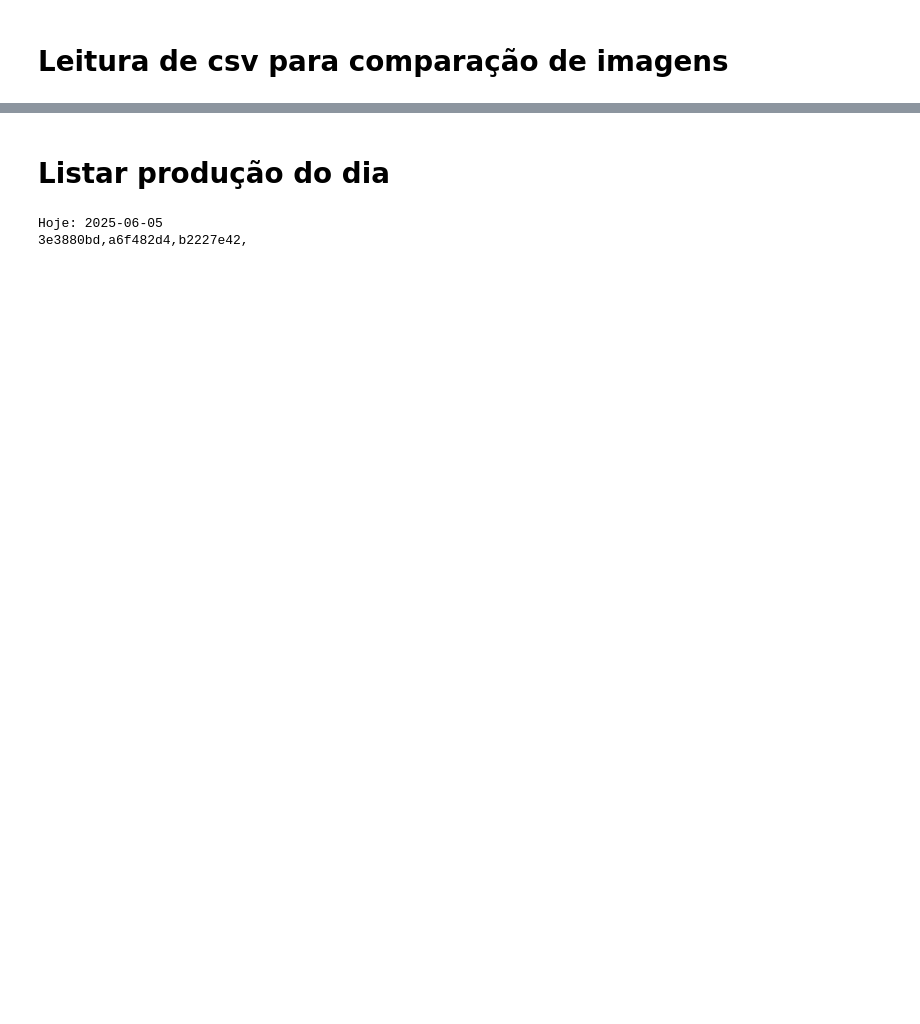
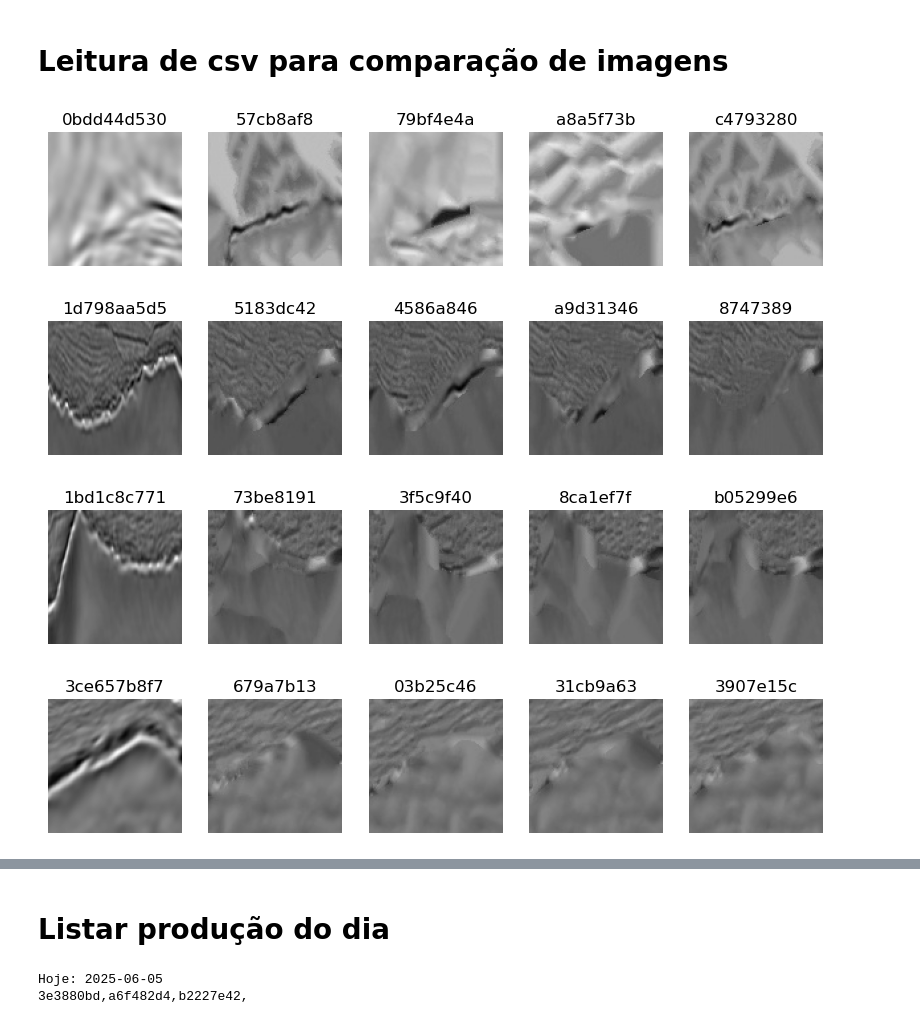
Before and after one commit to lucterres/textureSSD, a Jupyter notebook: usage.ipynb, the cells around one changed output, grey strips where cells are left out. Drawn from its saved outputs; the diff is of its cells as text; code cells hidden in the pictures; blank space fills up the shorter version.

Commit message:
10x resuls and docs

```diff
--- a/usage.ipynb
+++ b/usage.ipynb
@@ -98,6 +96,31 @@ def statistics(values):
 # %%
 # Carregar o arquivo CSV com os caminhos das imagens
 df_imgs = pd.read_csv('result\\sintese.csv', sep=';' , header=None)
+# %%
+# mostre somente os 5 primeiros valores de cada linha df_imgs sem o numero de indice
+# acrencente a extenção .png ao primeiro valor e jpg ao demais valores
+# carregue com cv2.imread cada uma das imagens a partir do diretorio results e coloque na lista imgs
+# verifique se a leitura foi bem sucedida
+imgs = []
+for i, row in df_imgs.iterrows():
+    filename = f"tgs_salt/{row.iloc[0]}.png"
+    if os.path.exists(filename):
+        imgs.append(cv2.imread(filename))
+    else:
+        print(f"Arquivo não encontrado: {filename}")
+    for val in row.iloc[1:5].values:
+        filename = f"result/{val}.jpg"
+        if os.path.exists(filename):
+            imgs.append(cv2.imread(filename))
+        else:
+            print(f"Arquivo não encontrado: {filename}")
+    pm.showImages(images=imgs, imagesTitle=row.iloc[0:5].values,size=(10,10))
+    imgs = []  # Limpar a lista para a próxima iteração
+# %% [output]
+[figure, added]
+[figure, added]
+[figure, added]
+[figure, added]
 # %%
 imageA = 0
 imageB = 0
```
Also changed, not shown: parts of 6 cells of this notebook, 37 other files.
